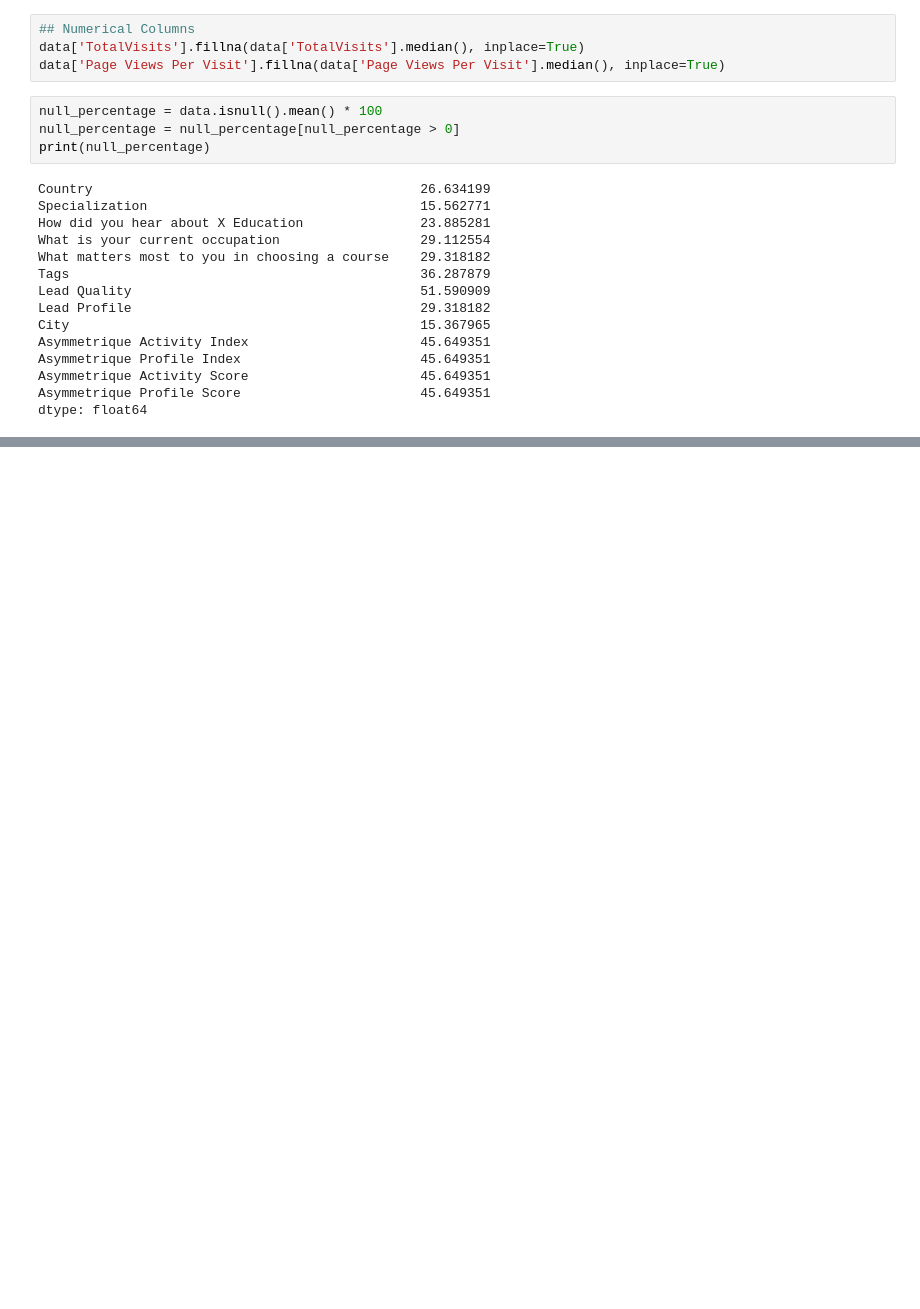
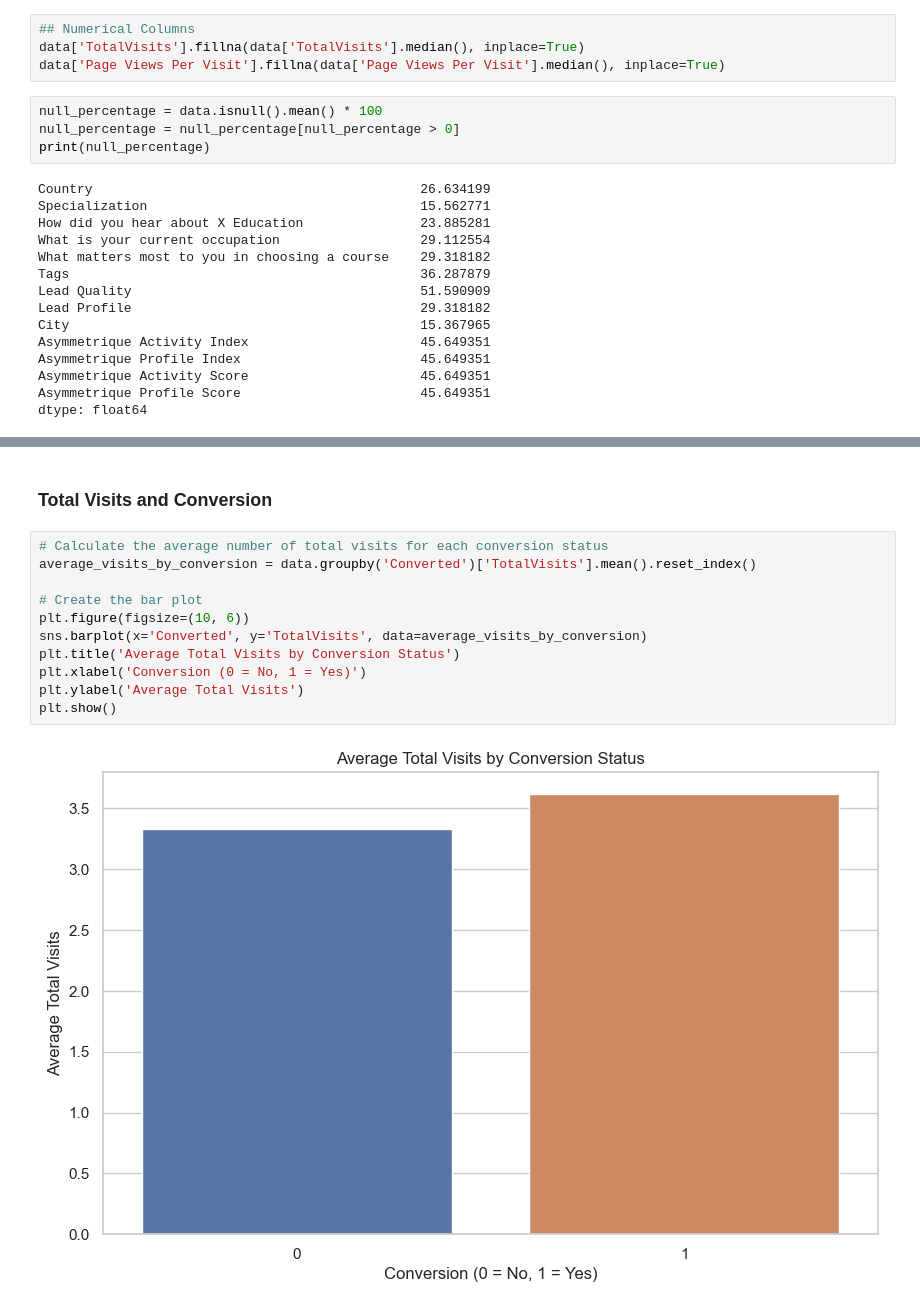
Before and after one commit to paulamisurroy/lead-scoring-logicalRegression, a Jupyter notebook: Lead_Scoring_V1.ipynb, the cells around one changed output, grey strips where cells are left out. Cells and saved outputs as stored; diff of their text form; blank space fills up the shorter version.

```diff
--- a/Lead_Scoring_V1.ipynb
+++ b/Lead_Scoring_V1.ipynb
@@ -218,0 +486,15 @@ dtype: float64
+# %% [markdown]
+### Total Visits and Conversion
+# %%
+# Calculate the average number of total visits for each conversion status
+average_visits_by_conversion = data.groupby('Converted')['TotalVisits'].mean().reset_index()
+
+# Create the bar plot
+plt.figure(figsize=(10, 6))
+sns.barplot(x='Converted', y='TotalVisits', data=average_visits_by_conversion)
+plt.title('Average Total Visits by Conversion Status')
+plt.xlabel('Conversion (0 = No, 1 = Yes)')
+plt.ylabel('Average Total Visits')
+plt.show()
+# %% [output]
+[figure, added]
```
Also changed, not shown: parts of 45 cells of this notebook.
